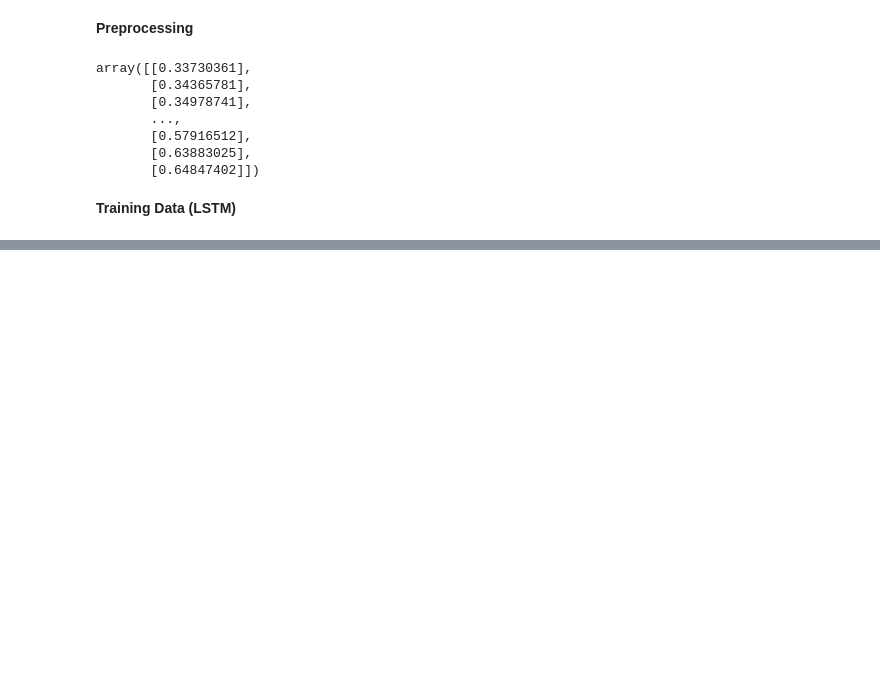
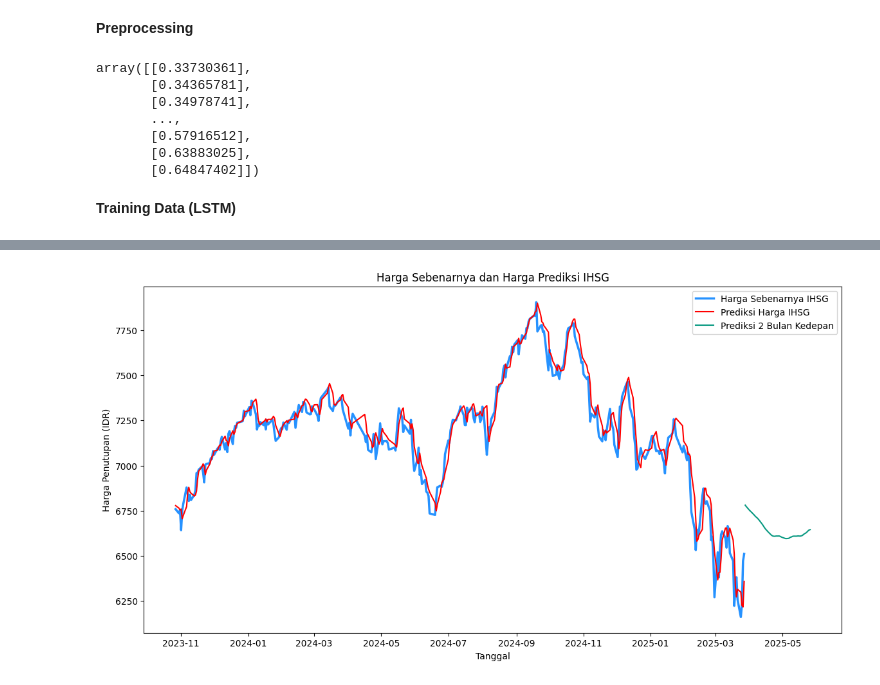
Before and after one commit to Luseat/Prediksi-IHSG, a Jupyter notebook: forecasting_IHSG.ipynb, the cells around one changed output, grey strips where cells are left out. Cells and saved outputs as stored; diff of their text form; code cells hidden in the pictures; blank space fills up the shorter version.

```diff
--- a/forecasting_IHSG.ipynb
+++ b/forecasting_IHSG.ipynb
@@ -93,0 +130,7 @@ model = Sequential()
+# %%
+predictions = model.predict(X_test)
+predictions = scaler.inverse_transform(predictions)
+y_test_scaled = scaler.inverse_transform(y_test.reshape(-1, 1))
+
+mse = mean_squared_error(y_test_scaled, predictions) #y_test_scaled
+print(f'Mean Squared Error (MSE): {mse}')
@@ -93,0 +159,23 @@ model = Sequential()
+# %%
+future_days = 60
+
+last_60_days = data['Close'][-sequence_length:].values.reshape(-1, 1)
+last_60_days_scaled = scaler.transform(last_60_days)
+future_predictions = []
+
+for i in range(future_days):
+    X_predict = []
+    X_predict.append(last_60_days_scaled)
+    X_predict = np.array(X_predict)
+    X_predict = np.reshape(X_predict, (X_predict.shape[0], X_predict.shape[1], 1))
+
+    predicted_price = model.predict(X_predict)
+    predicted_price_unscaled = scaler.inverse_transform(predicted_price)
+    future_predictions.append(predicted_price_unscaled[0, 0])
+
+    new_scaled_data = np.append(last_60_days_scaled[1:], predicted_price, axis=0)
+    last_60_days_scaled = new_scaled_data.reshape(-1, 1)
+
+future_dates = pd.date_range(start=data.index[-1], periods=future_days + 1, freq='D')[1:] # 0 O o
+
+future_predictions_df = pd.DataFrame({'Date': future_dates, 'Predicted Price': future_predictions})
@@ -93,0 +200,15 @@ model = Sequential()
+# %%
+plt.figure(figsize=(14, 7))
+
+plt.plot(data.index[-len(y_test_scaled):], y_test_scaled, label='Harga Sebenarnya IHSG', color='#2692ff', linewidth=2.5)
+plt.plot(data.index[-len(y_test_scaled):], predictions, label='Prediksi Harga IHSG', color='red', linewidth=1.5)
+plt.plot(future_dates, future_predictions, label='Prediksi 2 Bulan Kedepan', color='#089981', linewidth=1.5)
+
+plt.title('Harga Sebenarnya dan Harga Prediksi IHSG')
+plt.xlabel('Tanggal')
+plt.ylabel('Harga Penutupan (IDR)')
+plt.legend()
+
+plt.show()
+# %% [output]
+[figure, added]
```
Also changed, not shown: parts of 10 cells of this notebook.
